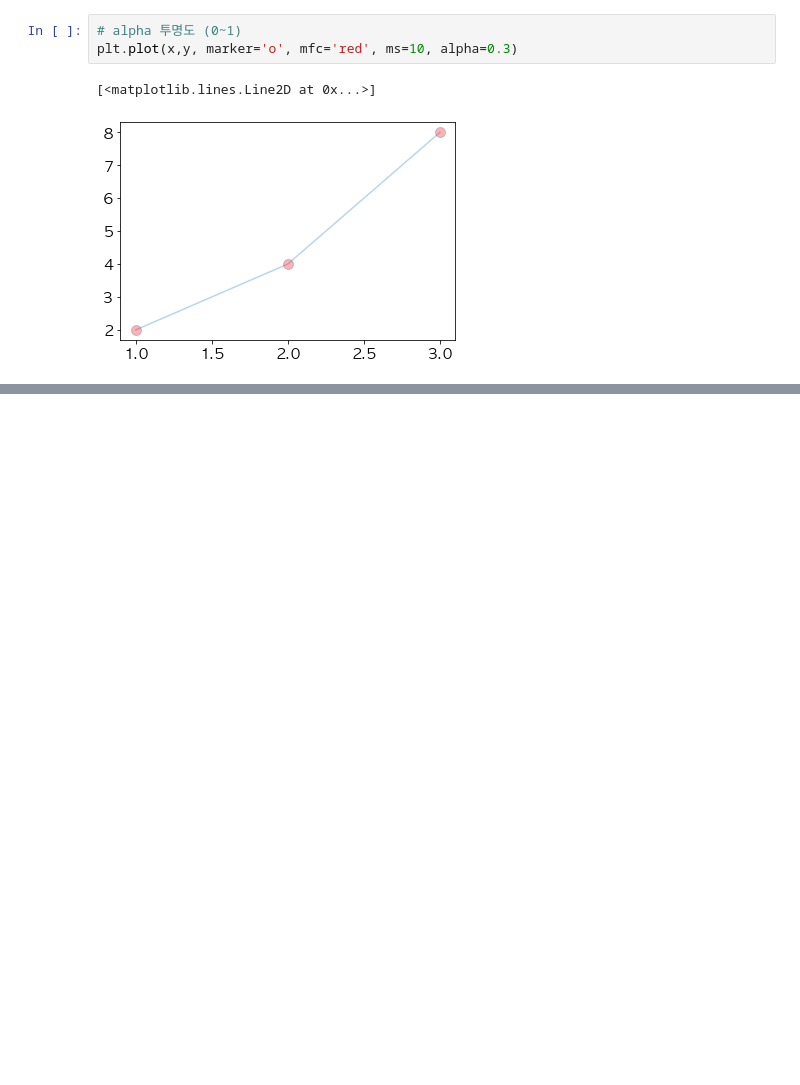
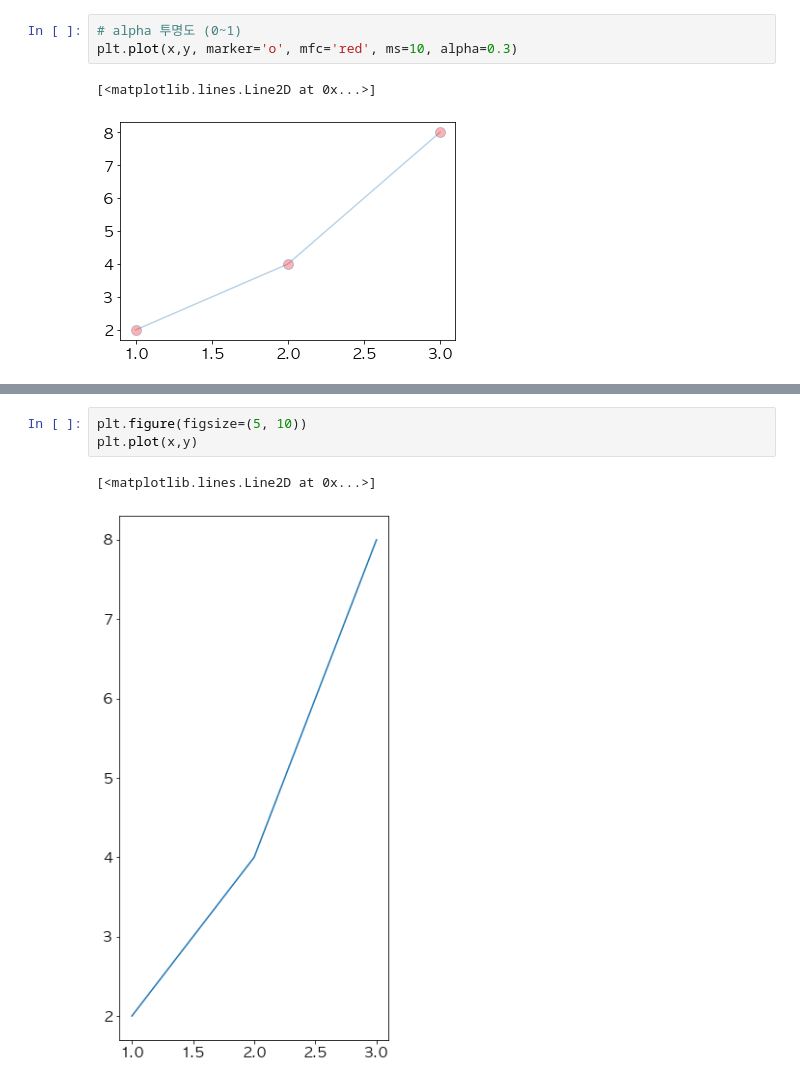
Before and after one commit to jexists/study_python, a Jupyter notebook: machine_learning/260324_inflearn/matplotlib/04.style.ipynb, the cells around one changed output, grey strips where cells are left out. Cells and saved outputs as stored; diff of their text form; blank space fills up the shorter version.

```diff
--- a/machine_learning/260324_inflearn/matplotlib/04.style.ipynb
+++ b/machine_learning/260324_inflearn/matplotlib/04.style.ipynb
@@ -173,0 +188,6 @@ plt.plot(x,y, marker='o', mfc='red', ms=10, alpha=0.3)
+# %%
+plt.figure(figsize=(5, 10))
+plt.plot(x,y)
+# %% [output]
+[<matplotlib.lines.Line2D at 0x...>]
+[figure, added]
```
Also changed, not shown: parts of 8 cells of this notebook.
